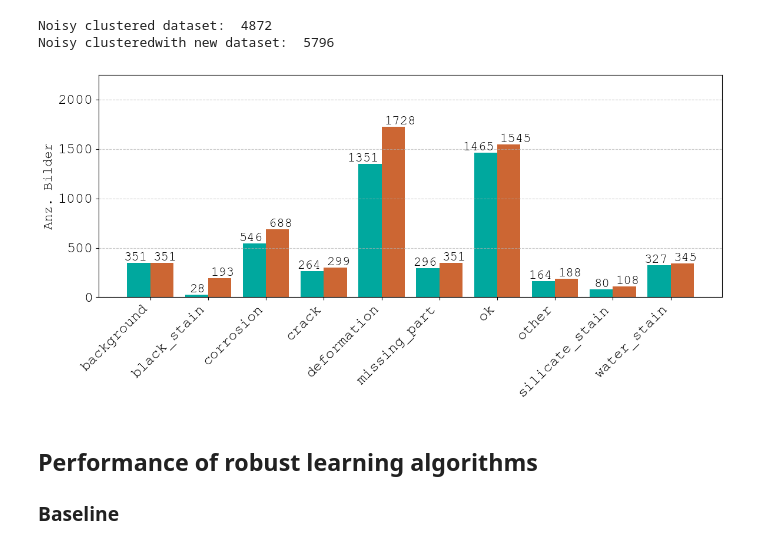
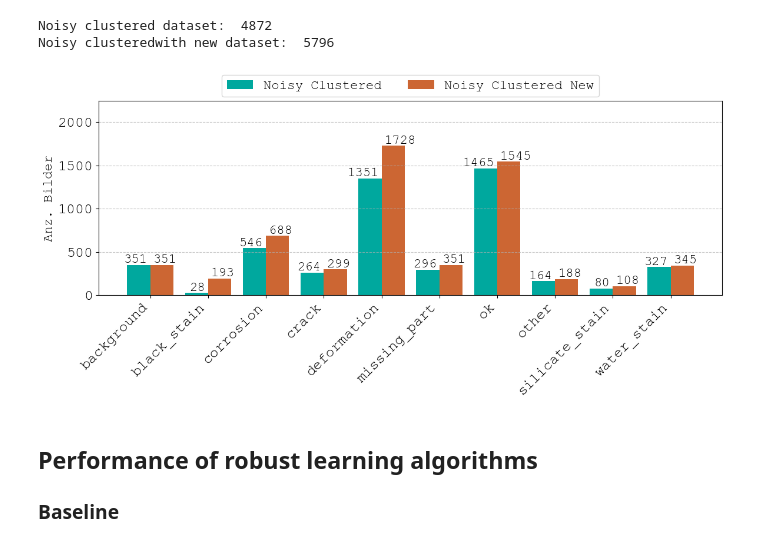
Before and after one commit to LukasBenner/NoisyLabelDefectDetection, a Jupyter notebook: notebooks/plots.ipynb, the cells around one changed output. Saved outputs shown, nothing was run; the diff lists cells and outputs as text; code cells hidden in the pictures.

```diff
--- a/notebooks/plots.ipynb
+++ b/notebooks/plots.ipynb
@@ -280,23 +282,25 @@ Noisy clusteredwith new dataset:  5796
 # %%
 fig = plt.figure(figsize=(12, 6))
 
 x = np.arange(len(labels))
 
-plt.bar(x=x-0.2, height=[np.sum(noisy_clustered_targets == i) for i in range(noisy_num_classes)], color=(0.0, 0.66, 0.62), width=0.4)
-plt.bar(x=x+0.2, height=[np.sum(noisy_clustered_new_targets == i) for i in range(noisy_num_classes)], color=(0.8, 0.4, 0.2), width=0.4)
+plt.bar(x=x-0.2, height=[np.sum(noisy_clustered_targets == i) for i in range(noisy_num_classes)], label="Noisy Clustered", color=(0.0, 0.66, 0.62), width=0.4)
+plt.bar(x=x+0.2, height=[np.sum(noisy_clustered_new_targets == i) for i in range(noisy_num_classes)], label="Noisy Clustered New", color=(0.8, 0.4, 0.2), width=0.4)
 for i in range(noisy_num_classes):
     plt.text(i-0.05, np.sum(noisy_clustered_targets == i), str(np.sum(noisy_clustered_targets == i)), ha='right', va='bottom')
     plt.text(i+0.05, np.sum(noisy_clustered_new_targets == i), str(np.sum(noisy_clustered_new_targets == i)), ha='left', va='bottom')
 plt.grid(axis='y', linestyle='--', alpha=0.7)
 plt.yticks(np.arange(0, 2250, 500))
 plt.ylim(0, 2250)
 plt.xticks(np.arange(0, noisy_num_classes), labels, rotation=45, ha='right')
 plt.ylabel("Anz. Bilder")
+plt.legend(bbox_to_anchor=(0., 1.02, 1., .102), loc='lower center',
+                      ncols=2, borderaxespad=0.)
 plt.tight_layout()
 plt.savefig("plots/class_distribution_noisy_clustered_vs_with_new.svg", bbox_inches='tight')
 plt.show()
 # %% [output]
-[figure, old version]
+[figure, new version]
 # %% [markdown]
 ## Performance of robust learning algorithms
 
```
Also changed, not shown: parts of 7 cells of this notebook, 13 other files.
